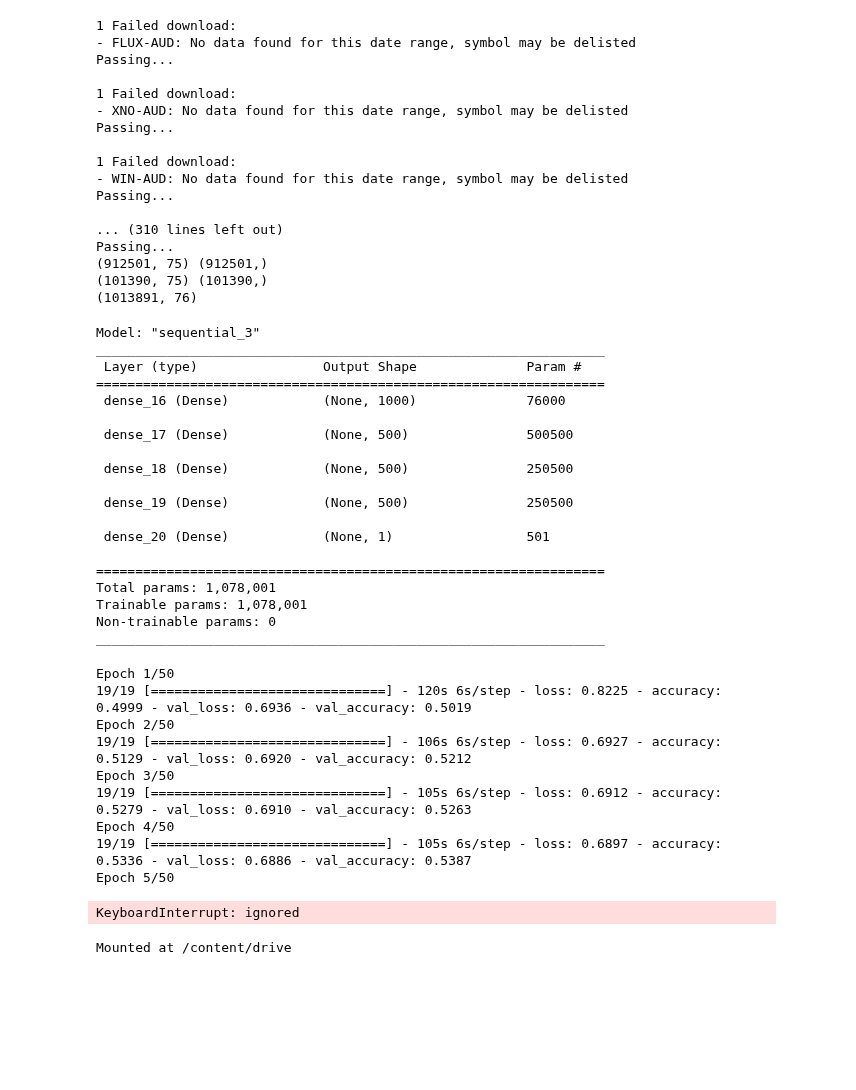
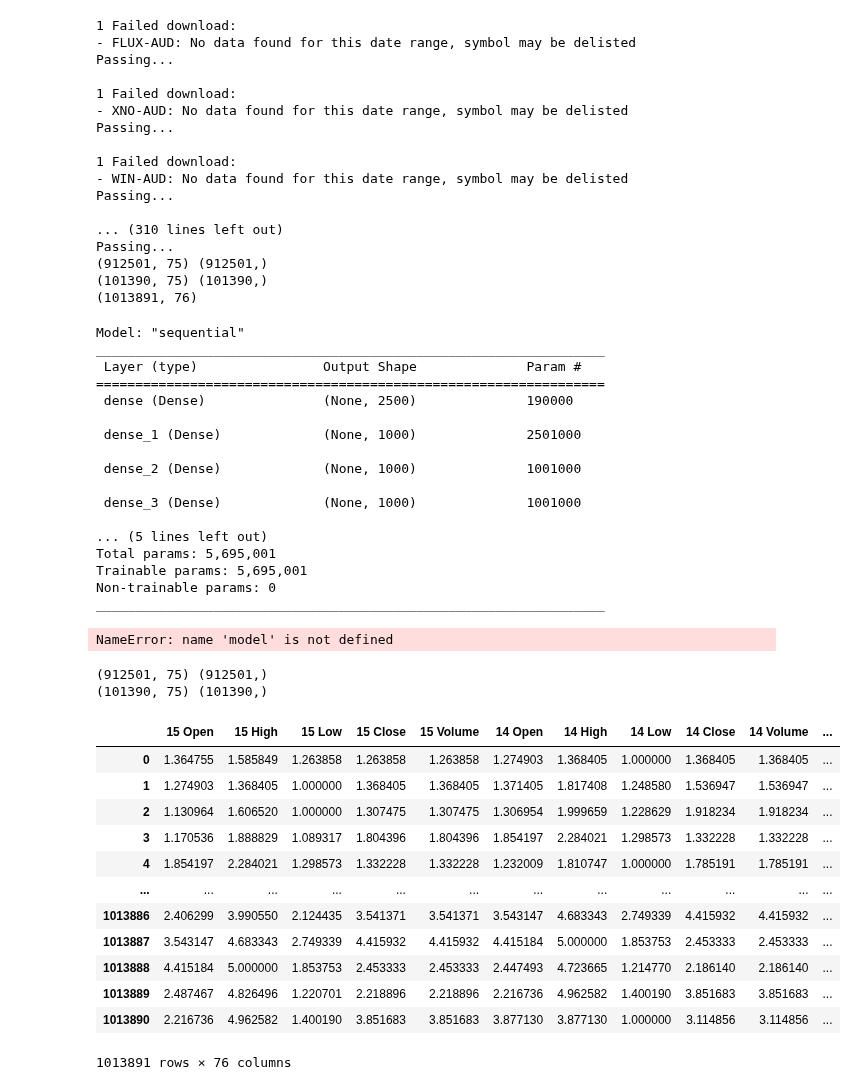
Before and after one commit to aliprg0/Google_Colab, a Jupyter notebook: MP_v03.ipynb, the cells around one changed output. Drawn from its saved outputs; the diff is of its cells as text; code cells hidden in the pictures; blank space fills up the shorter version.

```diff
--- a/MP_v03.ipynb
+++ b/MP_v03.ipynb
@@ -245,48 +245,38 @@ model = Sequential()
 
 
 
-model.add(Dense(1000, activation='relu', input_shape=(xTrain.shape[1],)))
-model.add(Dense(500, activation='relu'))
-model.add(Dense(500, activation='relu'))
-model.add(Dense(500, activation='relu'))
+model.add(Dense(2500, activation='relu', input_shape=(xTrain.shape[1],)))
+model.add(Dense(1000, activation='relu'))
+model.add(Dense(1000, activation='relu'))
+model.add(Dense(1000, activation='relu'))
+model.add(Dense(1000, activation='relu'))
 
 model.add(Dense(1, activation='sigmoid'))
 
 model.compile(optimizer="adam", loss='binary_crossentropy',metrics=['accuracy'])
 model.summary()
 # %% [output]
-Model: "sequential_3"
+Model: "sequential"
 _________________________________________________________________
  Layer (type)                Output Shape              Param #
 =================================================================
- dense_16 (Dense)            (None, 1000)              76000
+ dense (Dense)               (None, 2500)              190000
 
- dense_17 (Dense)            (None, 500)               500500
+ dense_1 (Dense)             (None, 1000)              2501000
 
- dense_18 (Dense)            (None, 500)               250500
+ dense_2 (Dense)             (None, 1000)              1001000
 
- dense_19 (Dense)            (None, 500)               250500
+ dense_3 (Dense)             (None, 1000)              1001000
 
- dense_20 (Dense)            (None, 1)                 501
-
-=================================================================
-Total params: 1,078,001
-Trainable params: 1,078,001
+... (5 lines left out)
+Total params: 5,695,001
+Trainable params: 5,695,001
 Non-trainable params: 0
 _________________________________________________________________
 # %%
-model.fit(xTrain,yTrain,epochs=50,batch_size=50000,validation_data=(xTest,yTest))
+model.fit(xTrain,yTrain,epochs=150,batch_size=50000,validation_data=(xTest,yTest))
 # %% [output]
-Epoch 1/50
-19/19 [==============================] - 120s 6s/step - loss: 0.8225 - accuracy: 0.4999 - val_loss: 0.6936 - val_accuracy: 0.5019
-Epoch 2/50
-19/19 [==============================] - 106s 6s/step - loss: 0.6927 - accuracy: 0.5129 - val_loss: 0.6920 - val_accuracy: 0.5212
-Epoch 3/50
-19/19 [==============================] - 105s 6s/step - loss: 0.6912 - accuracy: 0.5279 - val_loss: 0.6910 - val_accuracy: 0.5263
-Epoch 4/50
-19/19 [==============================] - 105s 6s/step - loss: 0.6897 - accuracy: 0.5336 - val_loss: 0.6886 - val_accuracy: 0.5387
-Epoch 5/50
+NameError: name 'model' is not defined
-KeyboardInterrupt: ignored
 # %%
 from google.colab import drive
 drive.mount("/content/drive")
@@ -295,8 +285,27 @@ data = pd.read_csv("/content/drive/MyDrive/Colab Files/BinaryTest_v10_hourtestin
 data = data.drop("Unnamed: 0",axis=1)
 xTrain, xTest, yTrain, yTest = spliting(data)
 data
-# %%
-from google.colab import drive
-drive.mount("/content/drive")
-# %% [output]
-Mounted at /content/drive
+# %%
+#from google.colab import drive
+#drive.mount("/content/drive")
+
+data = pd.read_csv("/datasets/ca/mpv03.csv")
+data = data.drop("Unnamed: 0",axis=1)
+xTrain, xTest, yTrain, yTest = spliting(data)
+data
+# %% [output]
+(912501, 75) (912501,)
+(101390, 75) (101390,)
+|  | 15 Open | 15 High | 15 Low | 15 Close | 15 Volume | 14 Open | 14 High | 14 Low | 14 Close | 14 Volume | ... |
+| 0 | 1.364755 | 1.585849 | 1.263858 | 1.263858 | 1.263858 | 1.274903 | 1.368405 | 1.000000 | 1.368405 | 1.368405 | ... |
+| 1 | 1.274903 | 1.368405 | 1.000000 | 1.368405 | 1.368405 | 1.371405 | 1.817408 | 1.248580 | 1.536947 | 1.536947 | ... |
+| 2 | 1.130964 | 1.606520 | 1.000000 | 1.307475 | 1.307475 | 1.306954 | 1.999659 | 1.228629 | 1.918234 | 1.918234 | ... |
+| 3 | 1.170536 | 1.888829 | 1.089317 | 1.804396 | 1.804396 | 1.854197 | 2.284021 | 1.298573 | 1.332228 | 1.332228 | ... |
+| 4 | 1.854197 | 2.284021 | 1.298573 | 1.332228 | 1.332228 | 1.232009 | 1.810747 | 1.000000 | 1.785191 | 1.785191 | ... |
+| ... | ... | ... | ... | ... | ... | ... | ... | ... | ... | ... | ... |
+| 1013886 | 2.406299 | 3.990550 | 2.124435 | 3.541371 | 3.541371 | 3.543147 | 4.683343 | 2.749339 | 4.415932 | 4.415932 | ... |
+| 1013887 | 3.543147 | 4.683343 | 2.749339 | 4.415932 | 4.415932 | 4.415184 | 5.000000 | 1.853753 | 2.453333 | 2.453333 | ... |
+| 1013888 | 4.415184 | 5.000000 | 1.853753 | 2.453333 | 2.453333 | 2.447493 | 4.723665 | 1.214770 | 2.186140 | 2.186140 | ... |
+| 1013889 | 2.487467 | 4.826496 | 1.220701 | 2.218896 | 2.218896 | 2.216736 | 4.962582 | 1.400190 | 3.851683 | 3.851683 | ... |
+| 1013890 | 2.216736 | 4.962582 | 1.400190 | 3.851683 | 3.851683 | 3.877130 | 3.877130 | 1.000000 | 3.114856 | 3.114856 | ... |
+1013891 rows × 76 columns
```
Also changed, not shown: parts of 2 cells of this notebook.
